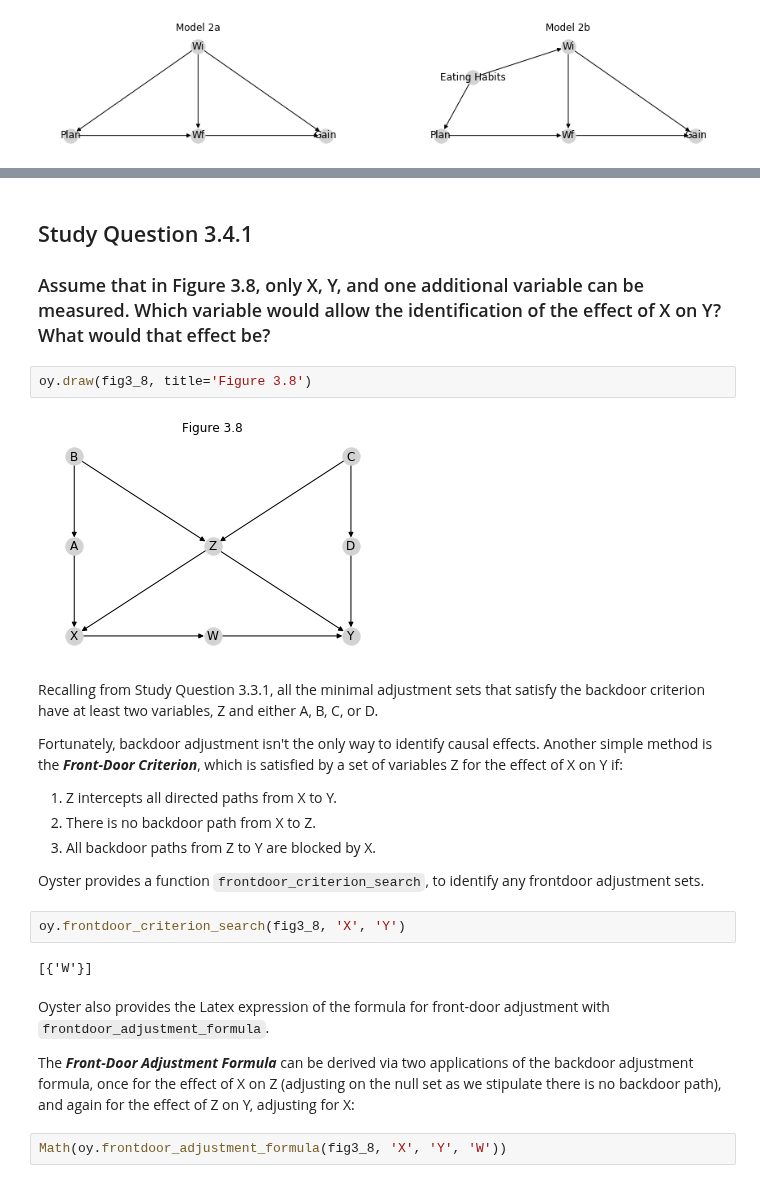
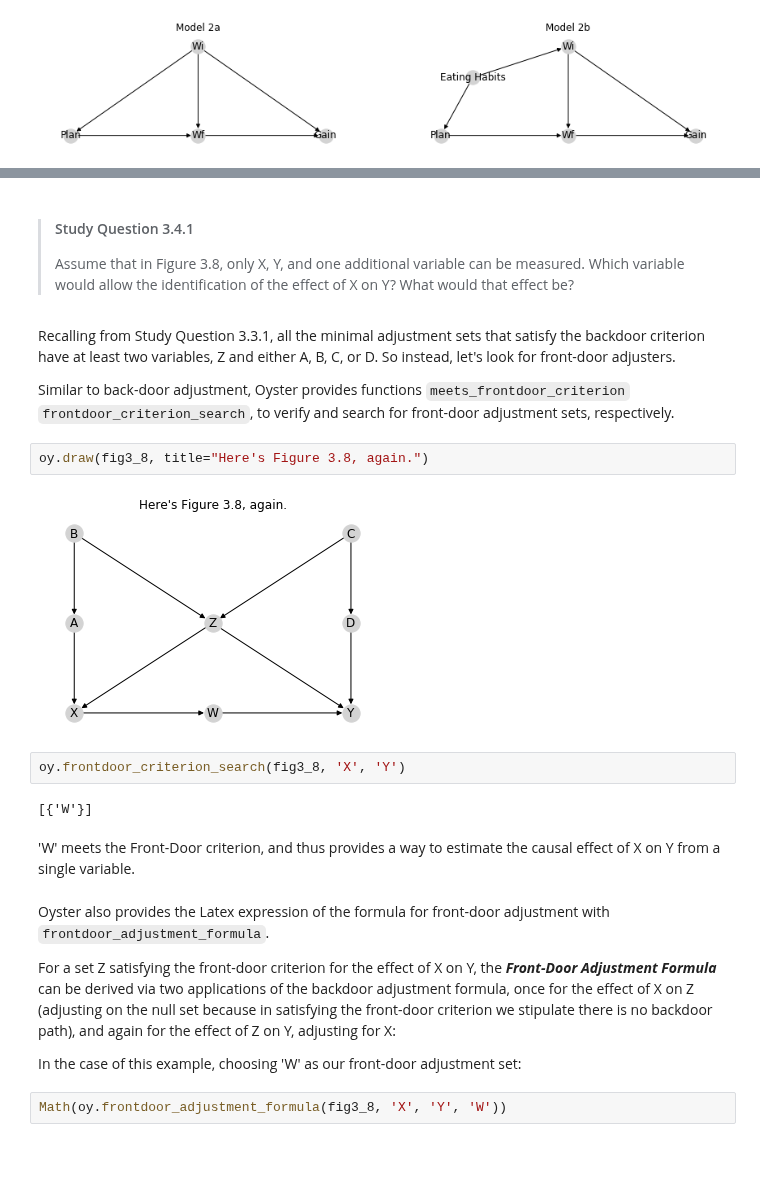
Before and after one commit to BrennanBarker/oyster, a Jupyter notebook: walkthrough/3_interventions.ipynb, the cells around one changed output, grey strips where cells are left out. Drawn from its saved outputs; the diff is of its cells as text; blank space fills up the shorter version.

```diff
--- a/walkthrough/3_interventions.ipynb
+++ b/walkthrough/3_interventions.ipynb
@@ -135,28 +202,26 @@ Either of statistician 2's models seems more plausible than the models fitting t
 # %% [markdown]
-## Study Question 3.4.1 <a id="sq341"></a>
-### Assume that in Figure 3.8, only X, Y, and one additional variable can be measured.  Which variable would allow the identification of the effect of X on Y? What would that effect be?
+> #### Study Question 3.4.1 <a id="sq341"></a>
+> Assume that in Figure 3.8, only X, Y, and one additional variable can be measured.  Which variable would allow the identification of the effect of X on Y? What would that effect be?
+# %% [markdown]
+Recalling from Study Question 3.3.1, all the minimal adjustment sets that satisfy the backdoor criterion have at least two variables, Z and either A, B, C, or D.  So instead, let's look for front-door adjusters.
+
+Similar to back-door adjustment, Oyster provides functions `meets_frontdoor_criterion` `frontdoor_criterion_search`, to verify and search for front-door adjustment sets, respectively.
 # %%
-oy.draw(fig3_8, title='Figure 3.8')
+oy.draw(fig3_8, title="Here's Figure 3.8, again.")
 # %% [output]
-[figure, old version]
+[figure, new version]
-# %% [markdown]
-Recalling from Study Question 3.3.1, all the minimal adjustment sets that satisfy the backdoor criterion have at least two variables, Z and either A, B, C, or D.
-
-Fortunately, backdoor adjustment isn't the only way to identify causal effects.  Another simple method is the ***Front-Door Criterion***, which is satisfied by a set of variables Z for the effect of X on Y if:
-
-1. Z intercepts all directed paths from X to Y.
-1. There is no backdoor path from X to Z.
-1. All backdoor paths from Z to Y are blocked by X.
-
-Oyster provides a function `frontdoor_criterion_search`, to identify any frontdoor adjustment sets.
 # %%
 oy.frontdoor_criterion_search(fig3_8, 'X', 'Y')
 # %% [output]
 [{'W'}]
+# %% [markdown]
+'W' meets the Front-Door criterion, and thus provides a way to estimate the causal effect of X on Y from a single variable.
 # %% [markdown]
 Oyster also provides the Latex expression of the formula for front-door adjustment with `frontdoor_adjustment_formula`.
 
-The ***Front-Door Adjustment Formula*** can be derived via two applications of the backdoor adjustment formula, once for the effect of X on Z (adjusting on the null set as we stipulate there is no backdoor path), and again for the effect of Z on Y, adjusting for X:
+For a set Z satisfying the front-door criterion for the effect of X on Y, the ***Front-Door Adjustment Formula*** can be derived via two applications of the backdoor adjustment formula, once for the effect of X on Z (adjusting on the null set because in satisfying the front-door criterion we stipulate there is no backdoor path), and again for the effect of Z on Y, adjusting for X:
+
+In the case of this example, choosing 'W' as our front-door adjustment set:
 # %%
 Math(oy.frontdoor_adjustment_formula(fig3_8, 'X', 'Y', 'W'))
 # %% [output]
```
Also changed, not shown: parts of 53 cells of this notebook, 1 other file.
